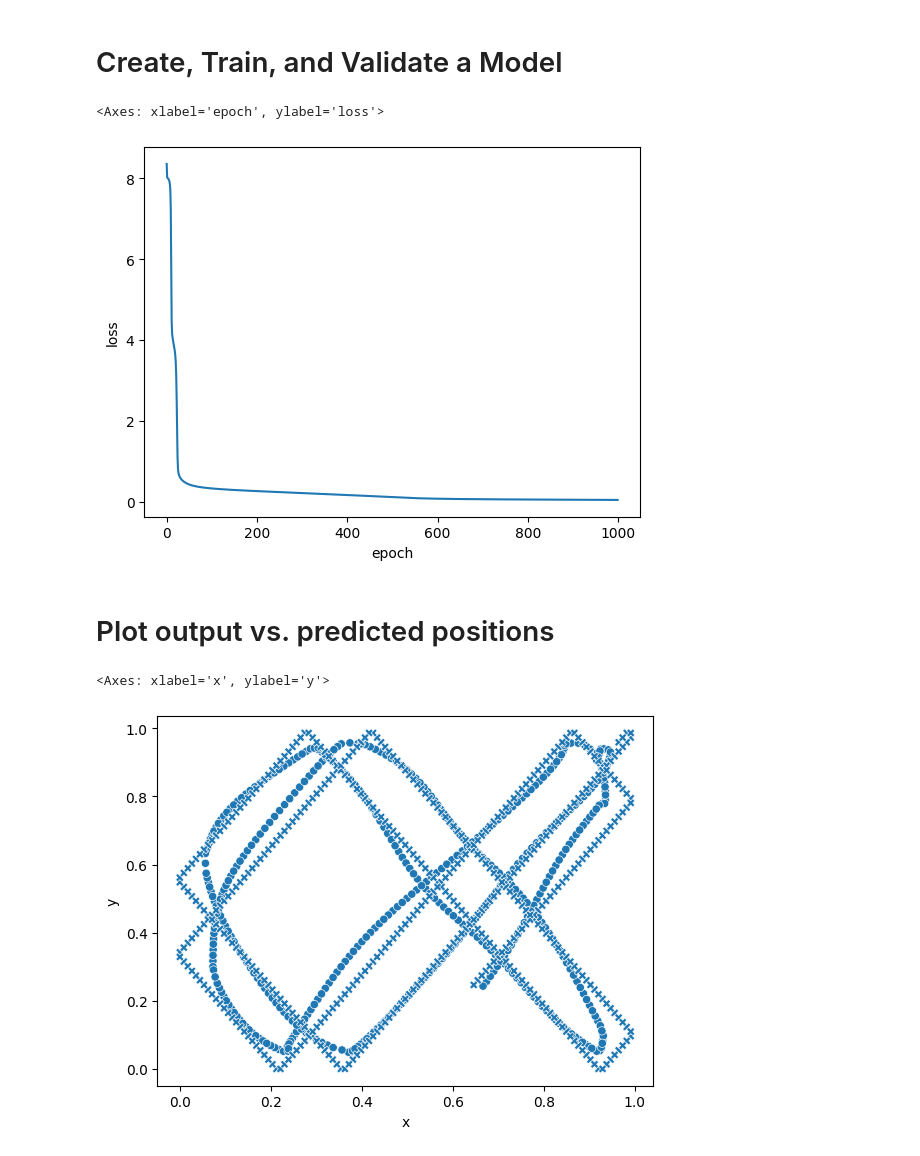
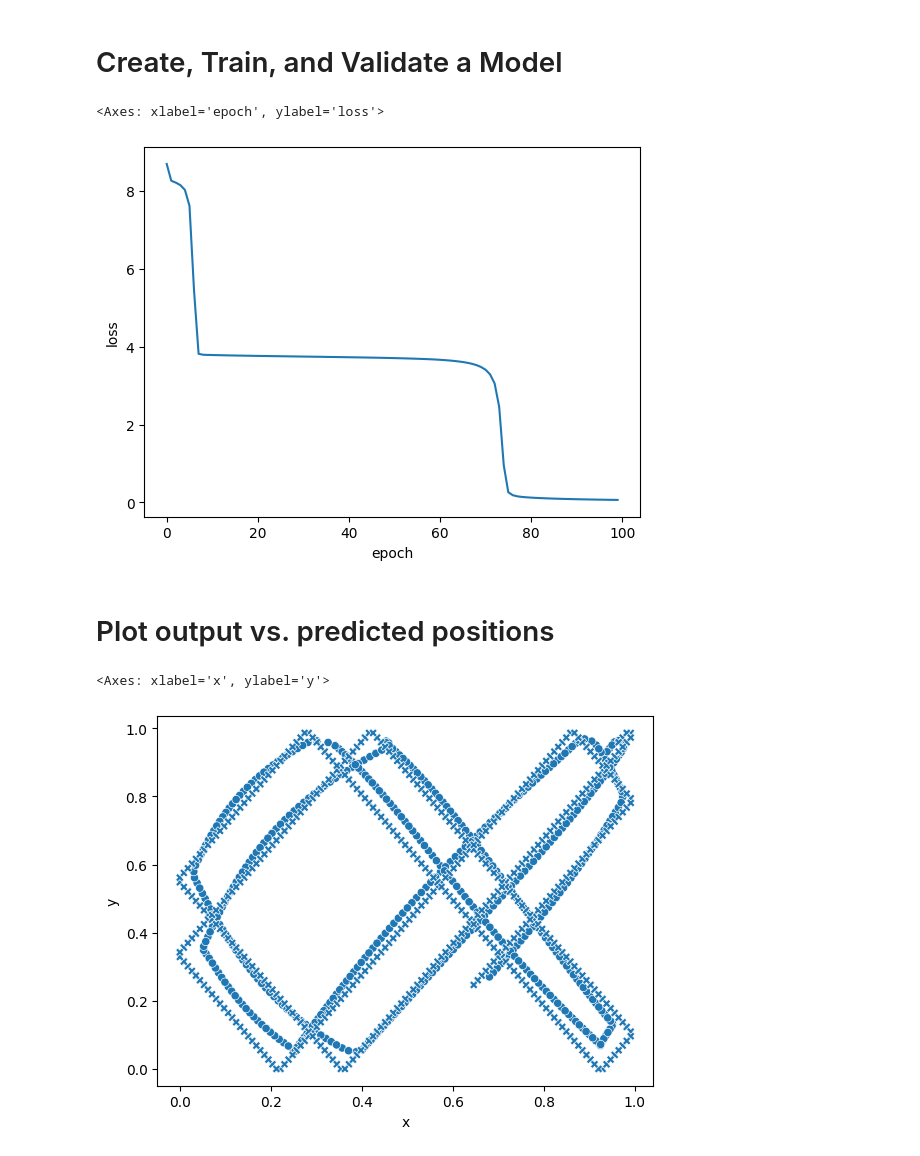
Before and after one commit to massung/ml-playground, a Jupyter notebook: pong.ipynb, the cells around one changed output. Drawn from its saved outputs; the diff is of its cells as text; code cells hidden in the pictures.

```diff
--- a/pong.ipynb
+++ b/pong.ipynb
@@ -251,15 +251,15 @@ model = PongModel(window_size=4)
 # %%
 # move the model the the GPU for training
 model = model.to(device)
 
 # generate all the batches for training
 training_batches = list(get_normalized_batches(training_dataset, model.window_size, batch_size=5))
 
 # train the model - this cell may be run many times
-train(model, training_batches, num_epochs=1000)
+train(model, training_batches, num_epochs=100)
 # %% [output]
 <Axes: xlabel='epoch', ylabel='loss'>
-[figure, old version]
+[figure, new version]
 # %% [markdown]
 # Plot output vs. predicted positions
 # %%
@@ -294,4 +294,4 @@ df = pd.concat([outputs_df, predictions_df])
 seaborn.scatterplot(df, x='x', y='y', style='dataset', legend=False)
 # %% [output]
 <Axes: xlabel='x', ylabel='y'>
-[figure, old version]
+[figure, new version]
```
